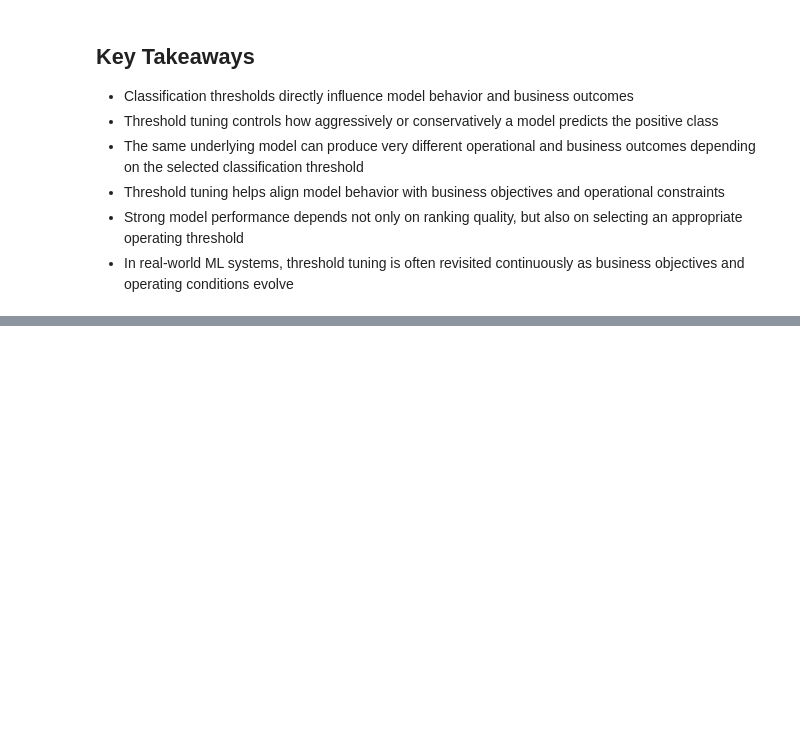
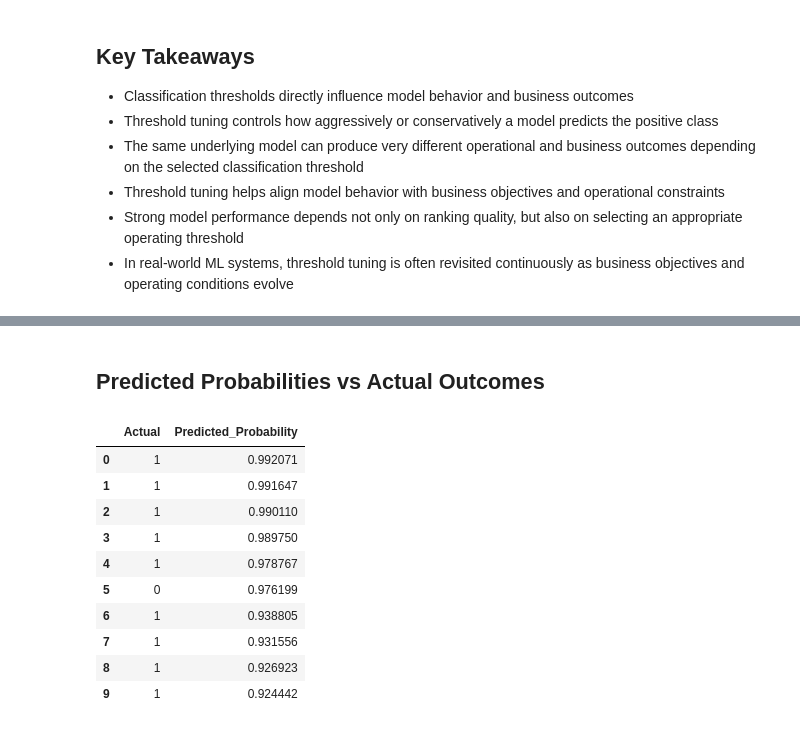
Before and after one commit to AmishaTiwari/ml-model-playbook, a Jupyter notebook: evaluation_metrics/evaluation_metrics.ipynb, the cells around one changed output, grey strips where cells are left out. Drawn from its saved outputs; the diff is of its cells as text; code cells hidden in the pictures; blank space fills up the shorter version.

```diff
--- a/evaluation_metrics/evaluation_metrics.ipynb
+++ b/evaluation_metrics/evaluation_metrics.ipynb
@@ -612,0 +653,27 @@ Threshold tuning allows the same model to operate differently under different bu
+# %% [markdown]
+## Predicted Probabilities vs Actual Outcomes
+# %%
+probability_analysis_df = pd.DataFrame({
+    "Actual": y_test.values,
+    "Predicted_Probability": y_prob
+})
+
+display(
+    probability_analysis_df
+    .sort_values(
+        by="Predicted_Probability",
+        ascending=False
+    ).reset_index(drop=True).head(10)
+)
+# %% [output]
+|  | Actual | Predicted_Probability |
+| 0 | 1 | 0.992071 |
+| 1 | 1 | 0.991647 |
+| 2 | 1 | 0.990110 |
+| 3 | 1 | 0.989750 |
+| 4 | 1 | 0.978767 |
+| 5 | 0 | 0.976199 |
+| 6 | 1 | 0.938805 |
+| 7 | 1 | 0.931556 |
+| 8 | 1 | 0.926923 |
+| 9 | 1 | 0.924442 |
```
Also changed, not shown: parts of 13 cells of this notebook.
